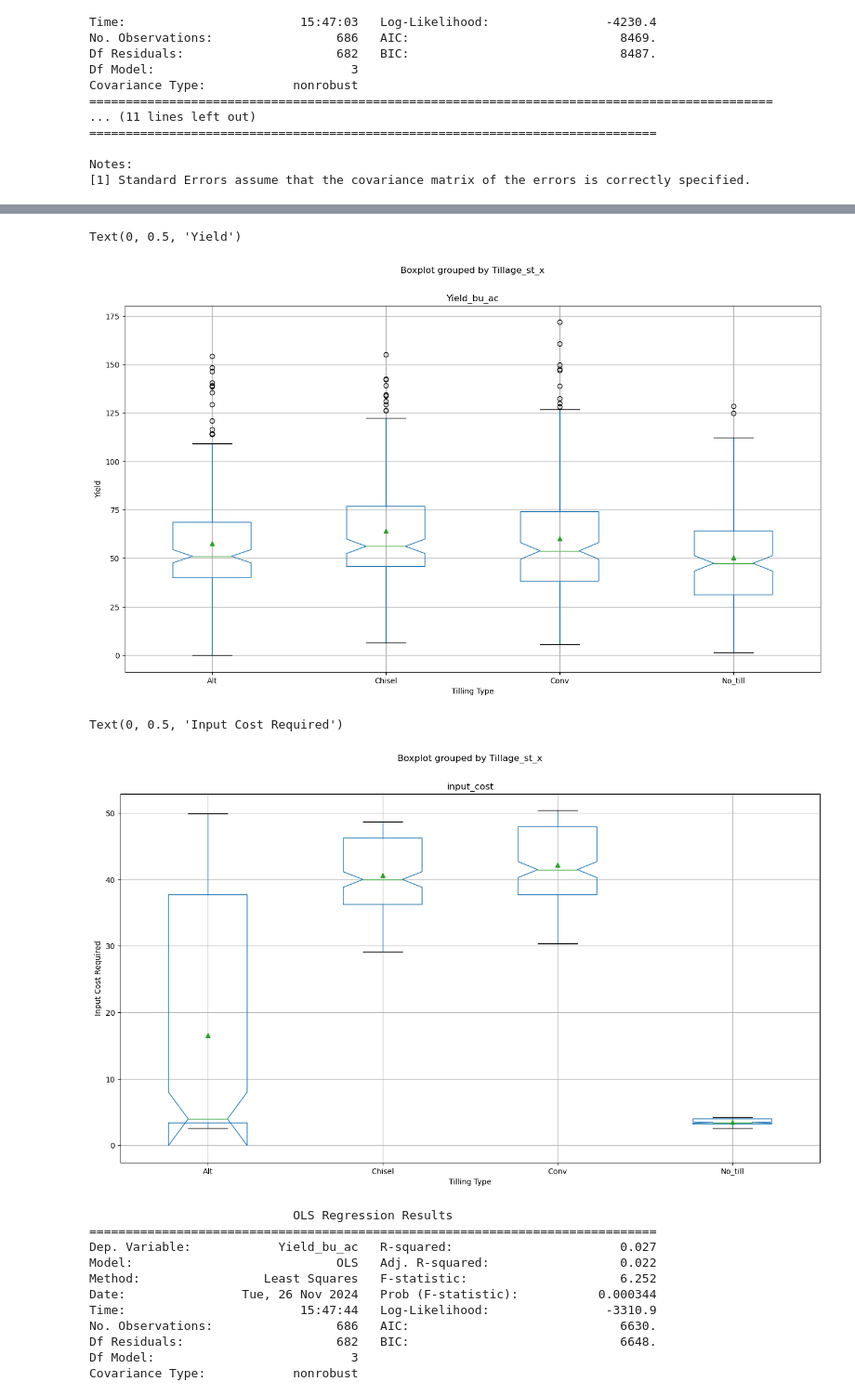
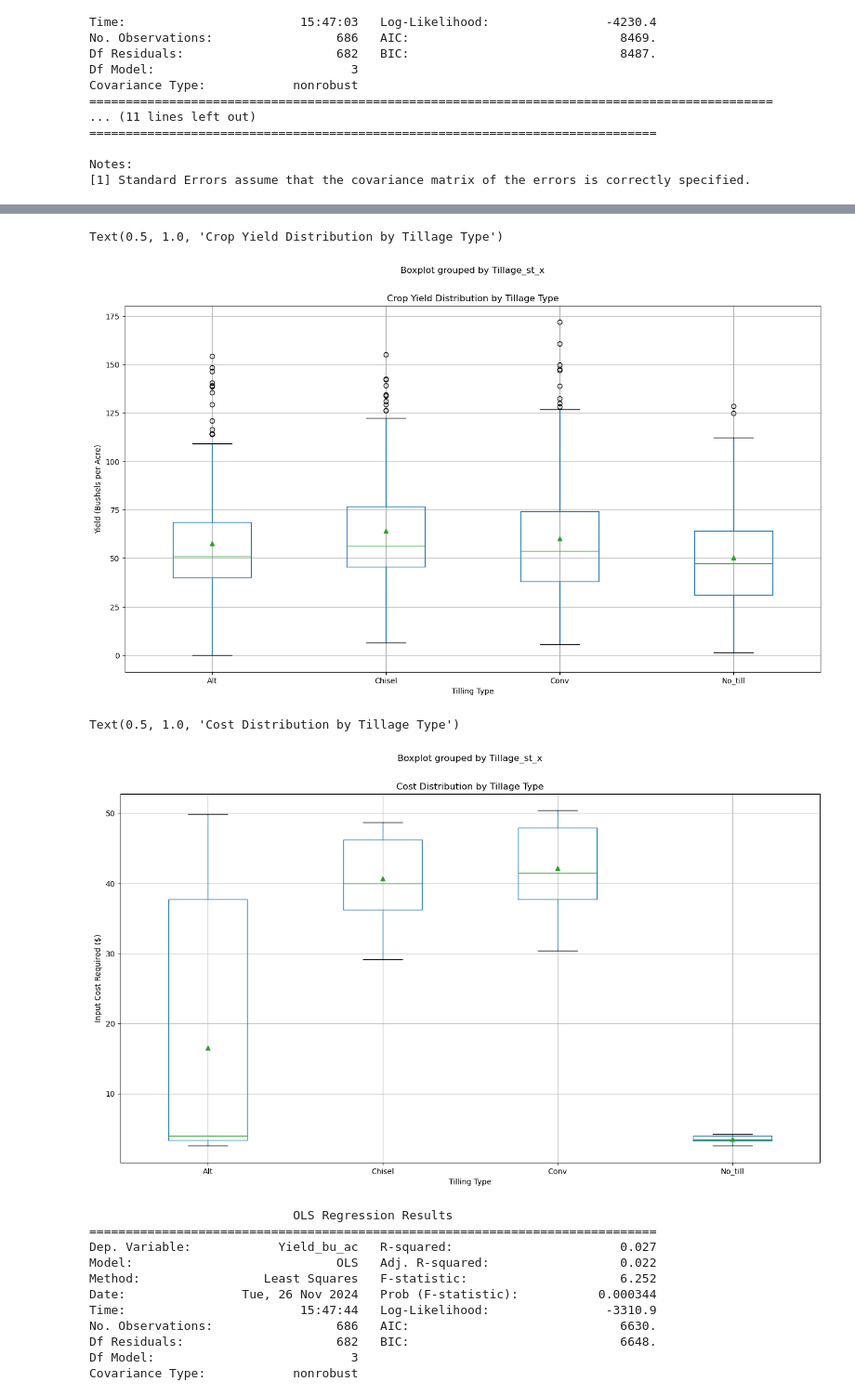
Before and after one commit to anniepfeufer/DA_401, a Jupyter notebook: analysis.ipynb, the cells around one changed output, grey strips where cells are left out. Shown at 93% size. Cells and saved outputs as stored; diff of their text form; code cells hidden in the pictures.

```diff
--- a/analysis.ipynb
+++ b/analysis.ipynb
@@ -89,24 +61,26 @@ grouped
 boxplot = total.boxplot(["Yield_bu_ac"], by = ["Tillage_st_x"],
                      figsize = (16, 9),
                      showmeans = True,
-                     notch = True)
+                     notch = False)
 
 boxplot.set_xlabel("Tilling Type")
-boxplot.set_ylabel("Yield")
+boxplot.set_ylabel("Yield (Bushels per Acre)")
+boxplot.set_title("Crop Yield Distribution by Tillage Type")
 # %% [output]
-Text(0, 0.5, 'Yield')
+Text(0.5, 1.0, 'Crop Yield Distribution by Tillage Type')
-[figure, old version]
+[figure, new version]
 # %%
 boxplot = total.boxplot(["input_cost"], by = ["Tillage_st_x"],
                      figsize = (16, 9),
                      showmeans = True,
-                     notch = True )
+                     notch = False )
 
 boxplot.set_xlabel("Tilling Type")
-boxplot.set_ylabel("Input Cost Required")
+boxplot.set_ylabel("Input Cost Required ($)")
+boxplot.set_title("Cost Distribution by Tillage Type")
 # %% [output]
-Text(0, 0.5, 'Input Cost Required')
+Text(0.5, 1.0, 'Cost Distribution by Tillage Type')
-[figure, old version]
+[figure, new version]
 # %%
 model = smf.ols("Yield_bu_ac ~ C(Tillage_st_x)", total).fit()
 
```
Also changed, not shown: parts of 7 cells of this notebook, 1 other file.
